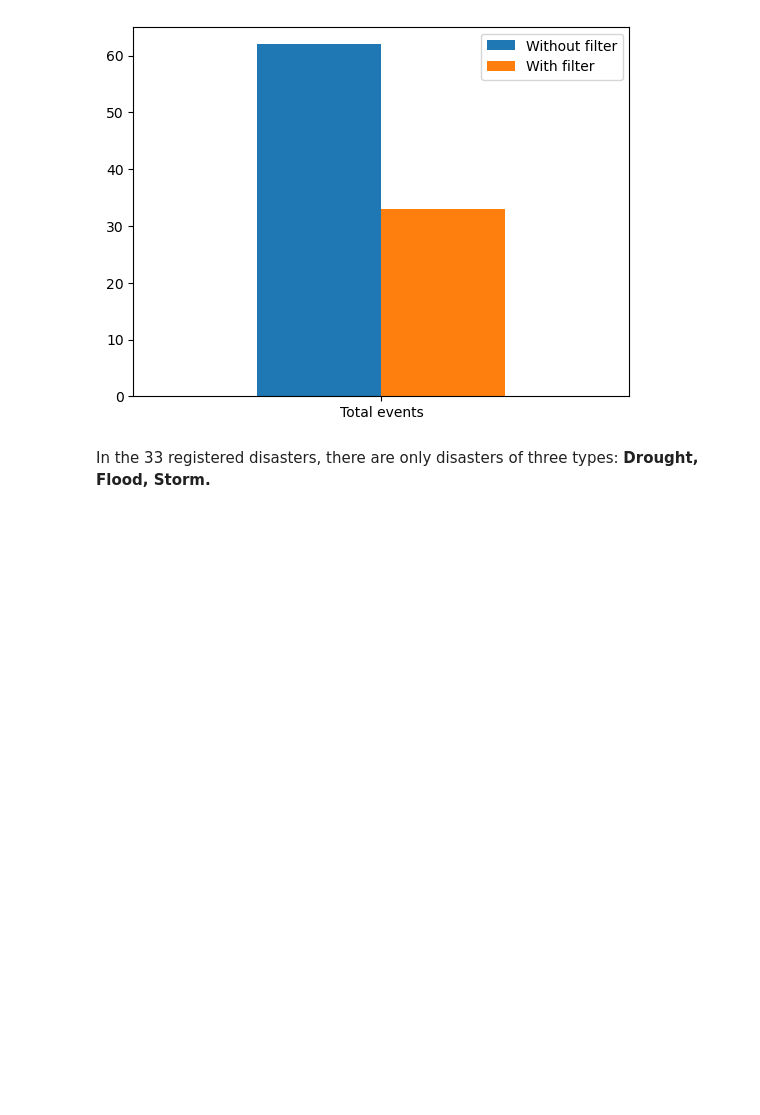
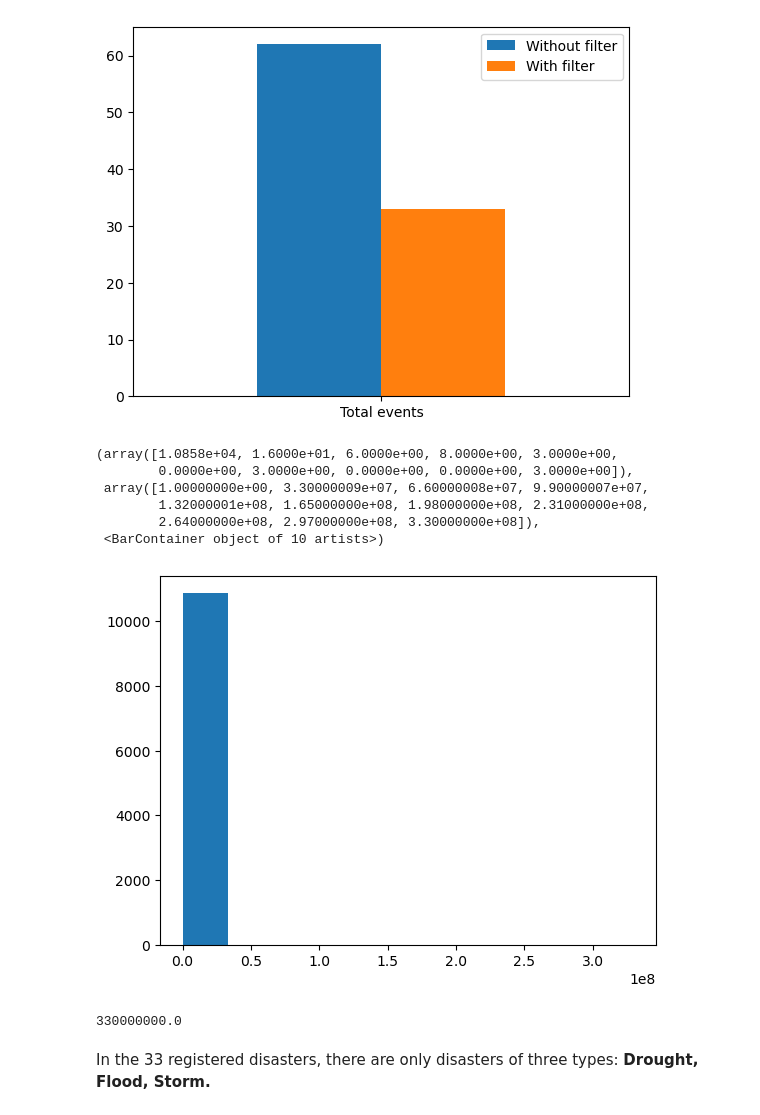
Before and after one commit to jessegrabowski/laos-climate-change, a Jupyter notebook: notebooks/eda_laos_EM-DAT.ipynb, the cells around one changed output. Drawn from its saved outputs; the diff is of its cells as text; code cells hidden in the pictures; blank space fills up the shorter version.

```diff
--- a/notebooks/eda_laos_EM-DAT.ipynb
+++ b/notebooks/eda_laos_EM-DAT.ipynb
@@ -103,3 +103,13 @@ obs_effect.plot(kind = "bar").set_xticklabels(labels = ["Total events"], rotatio
 # %% [output]
 When appliying the filters, the number of events in Laos is reduced from 62 to 33
 [figure]
+# %%
+plt.hist((em_dat_raw["Numb_Affected"].dropna()))
+# %% [output]
+(array([1.0858e+04, 1.6000e+01, 6.0000e+00, 8.0000e+00, 3.0000e+00,
+        0.0000e+00, 3.0000e+00, 0.0000e+00, 0.0000e+00, 3.0000e+00]),
+ array([1.00000000e+00, 3.30000009e+07, 6.60000008e+07, 9.90000007e+07,
+        1.32000001e+08, 1.65000000e+08, 1.98000000e+08, 2.31000000e+08,
+        2.64000000e+08, 2.97000000e+08, 3.30000000e+08]),
+ <BarContainer object of 10 artists>)
+[figure, added]
@@ -106,3 +119,7 @@ When appliying the filters, the number of events in Laos is reduced from 62 to 3
+# %%
+em_dat_raw["Numb_Affected"].dropna().max()
+# %% [output]
+330000000.0
 # %%
 #Laos datasets
 
```
Also changed, not shown: parts of 3 cells of this notebook.
